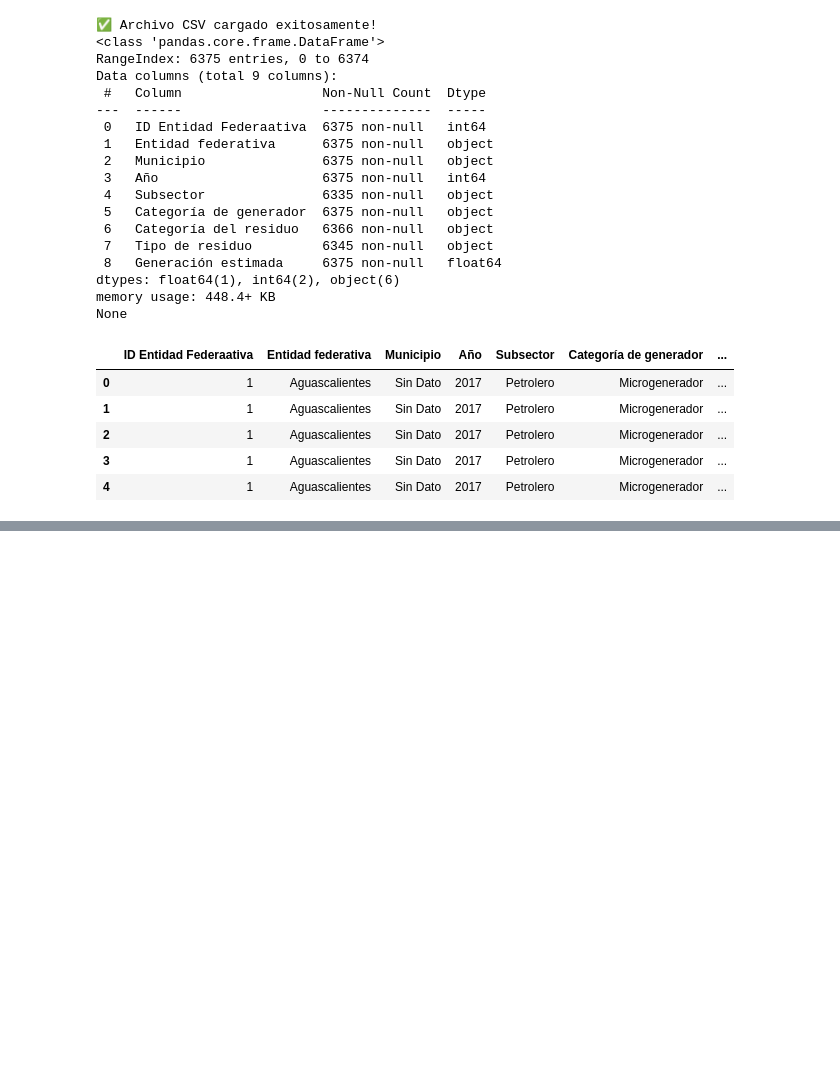
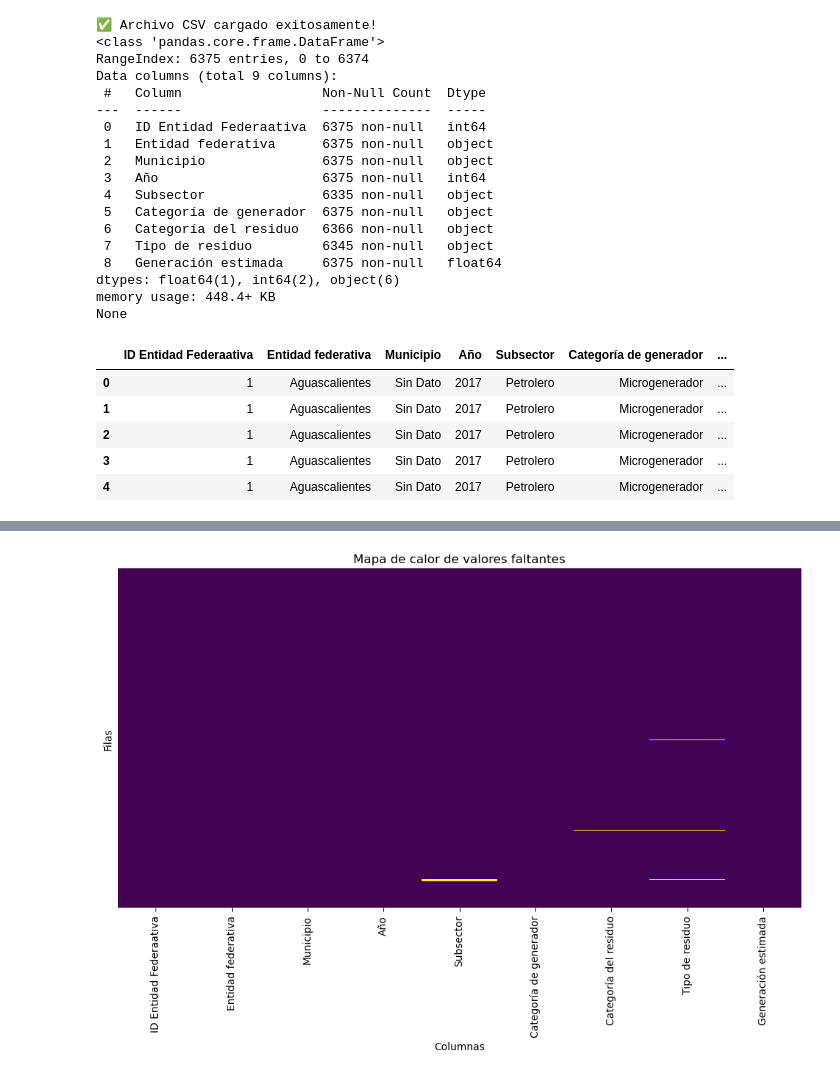
Before and after one commit to JonthanAyala/ETL_ProyectoIntegrador_Tucanes2, a Jupyter notebook: Integradora.ipynb, the cells around one changed output, grey strips where cells are left out. Cells and saved outputs as stored; diff of their text form; code cells hidden in the pictures; blank space fills up the shorter version.

```diff
--- a/Integradora.ipynb
+++ b/Integradora.ipynb
@@ -16,7 +18,7 @@ print("✅ Librerías importadas exitosamente!")
 # %% [output]
 ✅ Librerías importadas exitosamente!
 # %%
-df_original = pd.read_csv(r'/Users/Ayala/Documents/9A/Carsi/Integradora/Generacio_n_estimada_de_residuos_peligrosos_por_tipo_de_residuo_2017-2023.csv',
+df_original = pd.read_csv(r'Generacio_n_estimada_de_residuos_peligrosos_por_tipo_de_residuo_2017-2023.csv',
 encoding='latin1')
 
 print("✅ Archivo CSV cargado exitosamente!")
@@ -193,0 +124,10 @@ import sqlite3 # Solo si se elige SQLite como destino
+# %%
+
+plt.figure(figsize=(12, 6))
+sns.heatmap(df_original.isnull(), cbar=False, cmap='viridis', yticklabels=False)
+plt.title('Mapa de calor de valores faltantes')
+plt.xlabel('Columnas')
+plt.ylabel('Filas')
+plt.show()
+# %% [output]
+[figure, added]
```
Also changed, not shown: parts of 28 cells of this notebook.
